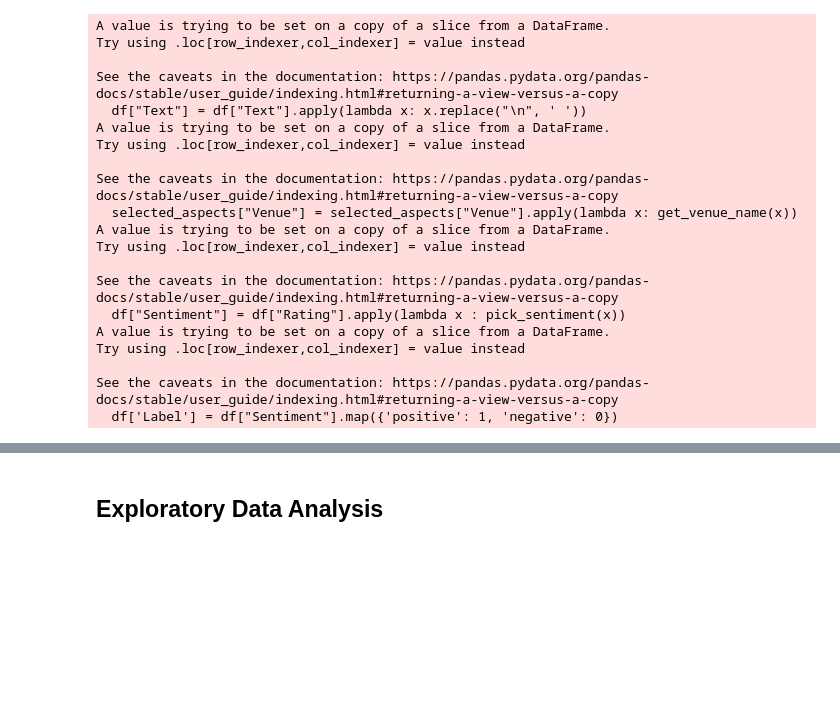
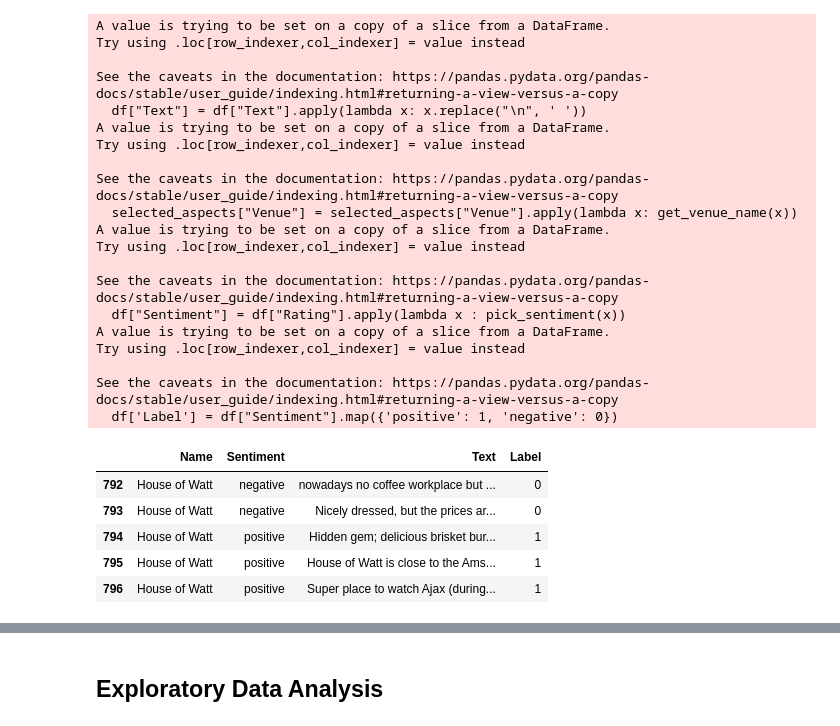
Before and after one commit to Amsterdam-Internships/Venue-Accessibility-Google-Reviews, a Jupyter notebook: notebooks/Pipeline.ipynb, the cells around one changed output, grey strips where cells are left out. Saved outputs shown, nothing was run; the diff lists cells and outputs as text; code cells hidden in the pictures; blank space fills up the shorter version.

```diff
--- a/notebooks/Pipeline.ipynb
+++ b/notebooks/Pipeline.ipynb
@@ -80,0 +98,9 @@ See the caveats in the documentation: https://pandas.pydata.org/pandas-docs/stab
+# %%
+clean_test_df[400:].head()
+# %% [output]
+|  | Name | Sentiment | Text | Label |
+| 792 | House of Watt | negative | nowadays no coffee workplace but ... | 0 |
+| 793 | House of Watt | negative | Nicely dressed, but the prices ar... | 0 |
+| 794 | House of Watt | positive | Hidden gem; delicious brisket bur... | 1 |
+| 795 | House of Watt | positive | House of Watt is close to the Ams... | 1 |
+| 796 | House of Watt | positive | Super place to watch Ajax (during... | 1 |
```
Also changed, not shown: parts of 46 cells of this notebook, 44 other files.
